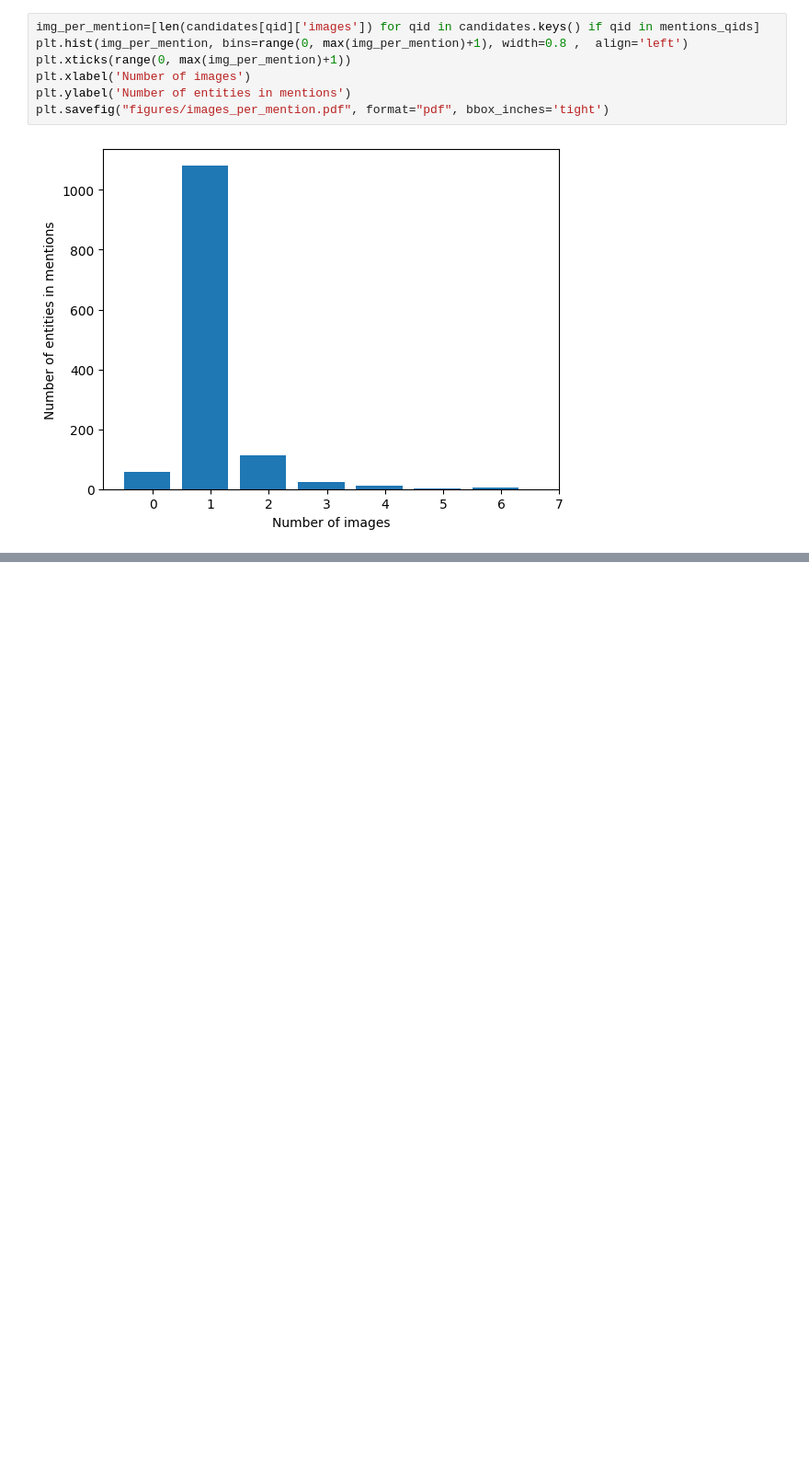
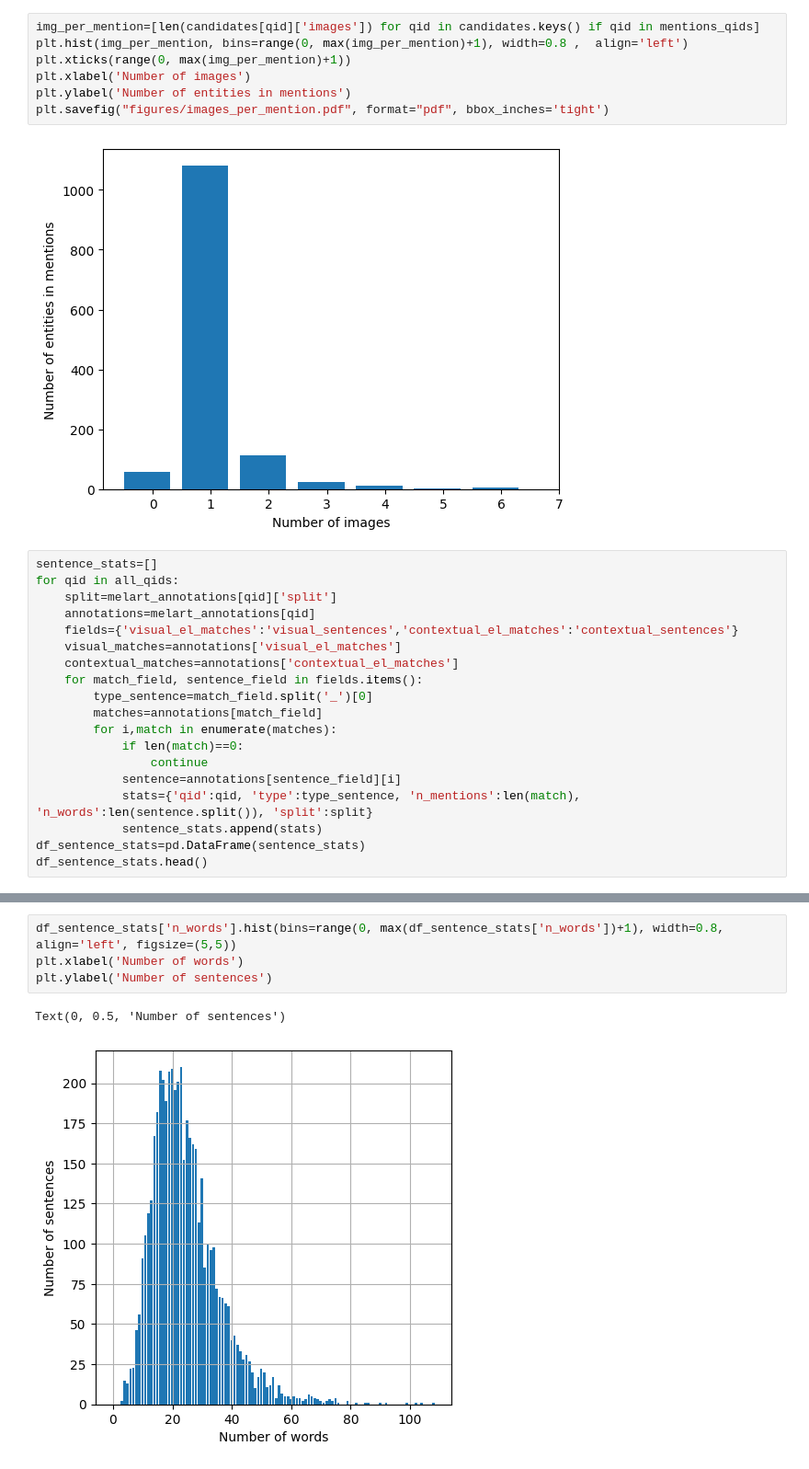
Before and after one commit to HPI-Information-Systems/MELArt, a Jupyter notebook: statistics_subjects.ipynb, the cells around one changed output, grey strips where cells are left out. Shown: that part at 92% size. Saved outputs shown, nothing was run; the diff lists cells and outputs as text; blank space fills up the shorter version.

Commit message:
Sentence stats

```diff
--- a/statistics_subjects.ipynb
+++ b/statistics_subjects.ipynb
@@ -316,3 +316,22 @@ plt.ylabel('Number of entities in mentions')
 plt.savefig("figures/images_per_mention.pdf", format="pdf", bbox_inches='tight')
 # %% [output]
 [figure]
+# %%
+sentence_stats=[]
+for qid in all_qids:
+    split=melart_annotations[qid]['split']
+    annotations=melart_annotations[qid]
+    fields={'visual_el_matches':'visual_sentences','contextual_el_matches':'contextual_sentences'}
+    visual_matches=annotations['visual_el_matches']
+    contextual_matches=annotations['contextual_el_matches']
+    for match_field, sentence_field in fields.items():
+        type_sentence=match_field.split('_')[0]
+        matches=annotations[match_field]
+        for i,match in enumerate(matches):
+            if len(match)==0:
+                continue
+            sentence=annotations[sentence_field][i]
+            stats={'qid':qid, 'type':type_sentence, 'n_mentions':len(match), 'n_words':len(sentence.split()), 'split':split}
+            sentence_stats.append(stats)
+df_sentence_stats=pd.DataFrame(sentence_stats)
+df_sentence_stats.head()
@@ -318,0 +345,7 @@ plt.savefig("figures/images_per_mention.pdf", format="pdf", bbox_inches='tight')
+# %%
+df_sentence_stats['n_words'].hist(bins=range(0, max(df_sentence_stats['n_words'])+1), width=0.8, align='left', figsize=(5,5))
+plt.xlabel('Number of words')
+plt.ylabel('Number of sentences')
+# %% [output]
+Text(0, 0.5, 'Number of sentences')
+[figure, added]
```
Also changed, not shown: parts of 13 cells of this notebook.
